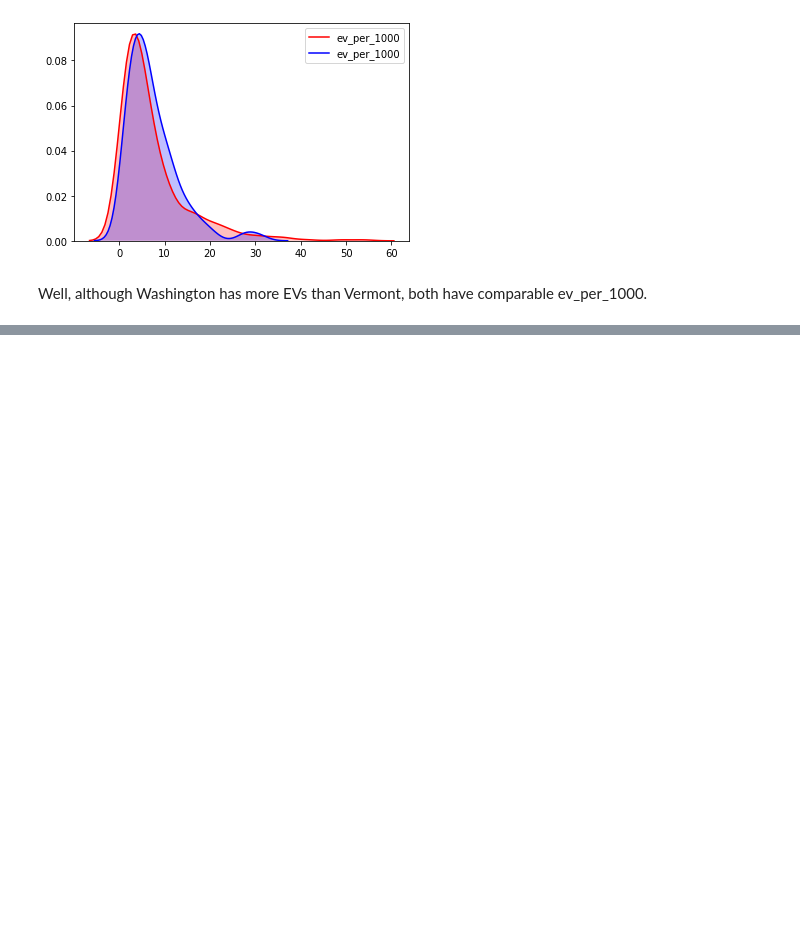
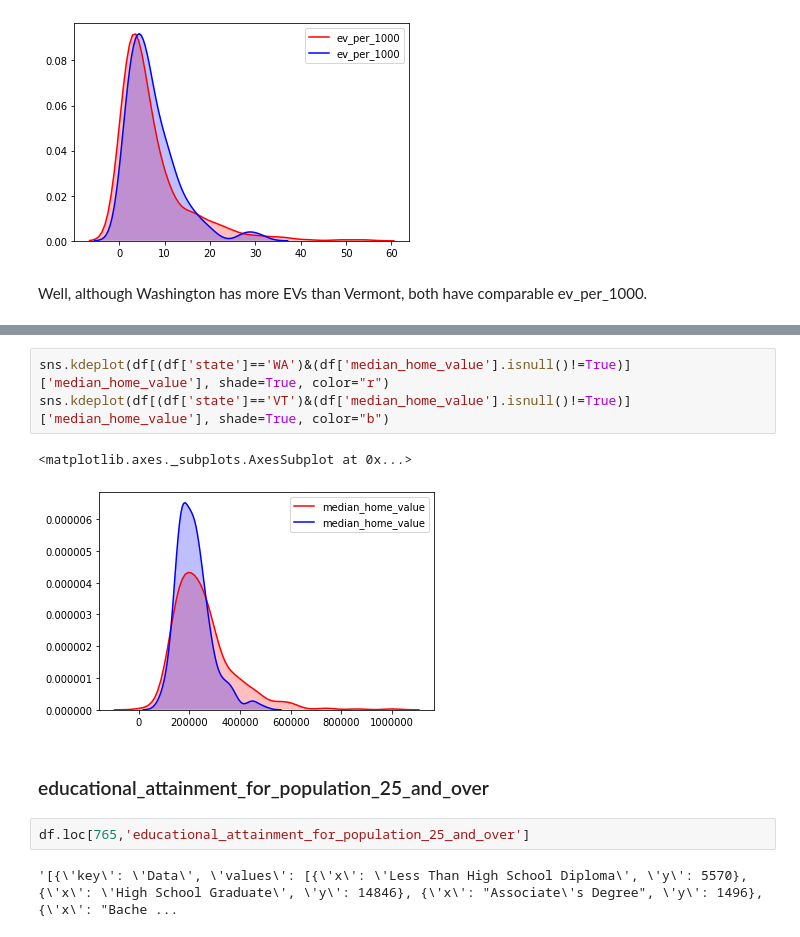
Before and after one commit to siddhantmaharana/atlytics_team_recylers, a Jupyter notebook: 2_SID_get_metrics_by_ZIP.ipynb, the cells around one changed output, grey strips where cells are left out. Saved outputs shown, nothing was run; the diff lists cells and outputs as text; blank space fills up the shorter version.

```diff
--- a/2_SID_get_metrics_by_ZIP.ipynb
+++ b/2_SID_get_metrics_by_ZIP.ipynb
@@ -104,0 +127,12 @@ Well, although Washington has more EVs than Vermont, both have comparable ev_per
+# %%
+sns.kdeplot(df[(df['state']=='WA')&(df['median_home_value'].isnull()!=True)]['median_home_value'], shade=True, color="r")
+sns.kdeplot(df[(df['state']=='VT')&(df['median_home_value'].isnull()!=True)]['median_home_value'], shade=True, color="b")
+# %% [output]
+<matplotlib.axes._subplots.AxesSubplot at 0x...>
+[figure, added]
+# %% [markdown]
+### educational_attainment_for_population_25_and_over
+# %%
+df.loc[765,'educational_attainment_for_population_25_and_over']
+# %% [output]
+'[{\'key\': \'Data\', \'values\': [{\'x\': \'Less Than High School Diploma\', \'y\': 5570}, {\'x\': \'High School Graduate\', \'y\': 14846}, {\'x\': "Associate\'s Degree", \'y\': 1496}, {\'x\': "Bache ...
```
Also changed, not shown: parts of 10 cells of this notebook, 2 other files.
